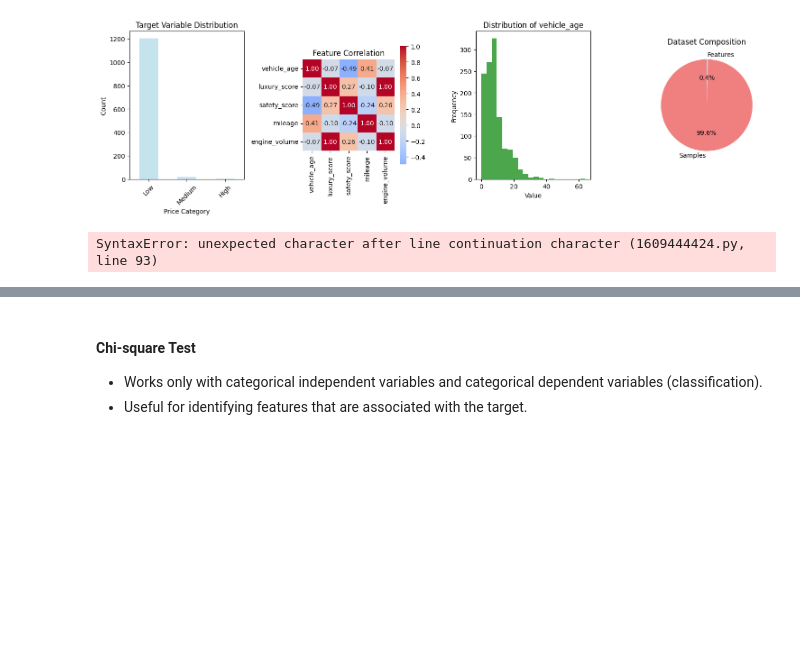
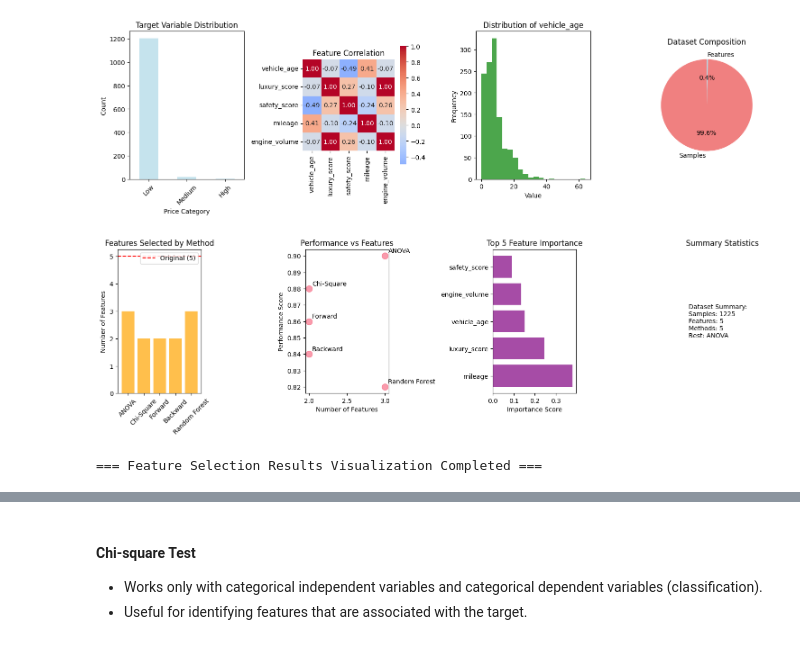
Before and after one commit to Zhiqi-Tao-1160573-new2/COMP647, a Jupyter notebook: LAB5-feature_selection.ipynb, the cells around one changed output, grey strips where cells are left out. Drawn from its saved outputs; the diff is of its cells as text; code cells hidden in the pictures; blank space fills up the shorter version.

```diff
--- a/LAB5-feature_selection.ipynb
+++ b/LAB5-feature_selection.ipynb
@@ -205,13 +205,17 @@ sns.set_palette('husl')
 # Initialize variables for visualization
 # If feature selection has been run, these will be overwritten
 # Otherwise, show demo data for visualization purposes
-if 'anova_features' not in locals(): anova_features = ['vehicle_age', 'mileage', 'engine_volume']
-if 'chi2_features' not in locals(): chi2_features = ['fuel_type', 'gear']
-if 'forward_features' not in locals(): forward_features = ['vehicle_age', 'luxury_score']
-if 'backward_features' not in locals(): backward_features = ['safety_score', 'mileage']
-if 'rf_features' not in locals(): rf_features = ['engine_volume', 'vehicle_age', 'luxury_score']
+if 'anova_features' not in locals():
+    anova_features = ['vehicle_age', 'mileage', 'engine_volume']
+if 'chi2_features' not in locals():
+    chi2_features = ['fuel_type', 'gear']
+if 'forward_features' not in locals():
+    forward_features = ['vehicle_age', 'luxury_score']
+if 'backward_features' not in locals():
+    backward_features = ['safety_score', 'mileage']
+if 'rf_features' not in locals():
+    rf_features = ['engine_volume', 'vehicle_age', 'luxury_score']
 if 'rf_model' not in locals():
-    # Create demo random forest model for visualization
     from sklearn.ensemble import RandomForestClassifier
     rf_model = RandomForestClassifier(n_estimators=10, random_state=42)
     rf_model.fit(X.iloc[:, :5], y)
@@ -254,7 +258,6 @@ else:
 # 6. Performance vs Features
 plt.subplot(2, 4, 6)
 if 'selected_counts' in locals() and selected_counts and len(selected_counts) > 1:
-    # Simulate performance scores
     performance_scores = [0.8 + (len(method_names)-i)*0.02 for i in range(len(selected_counts))] if 'method_names' in locals() else []
     plt.scatter(selected_counts, performance_scores, s=100, alpha=0.7)
     for i, method in enumerate(method_names) if 'method_names' in locals() else []:
@@ -269,36 +272,40 @@ else:
 # 7. Feature Importance Comparison
 plt.subplot(2, 4, 7)
 if 'rf_model' in locals() and hasattr(rf_model, 'feature_importances_'):
     importance = rf_model.feature_importances_
     feature_names = X.columns[:len(importance)]
     sorted_idx = np.argsort(importance)[::-1][:5]  # Top 5 features
 
     plt.barh(range(len(sorted_idx)), importance[sorted_idx], color='purple', alpha=0.7)
     plt.yticks(range(len(sorted_idx)), [feature_names[i] for i in sorted_idx])
     plt.title('Top 5 Feature Importance')
     plt.xlabel('Importance Score')
 else:
     plt.text(0.5, 0.5, 'Feature importance\nnot available', ha='center', va='center', transform=plt.gca().transAxes)
     plt.title('Feature Importance')
 
 # 8. Summary Statistics
 plt.subplot(2, 4, 8)
+# Calculate best method safely
 if method_names and selected_counts:
     best_method = method_names[np.argmax(selected_counts)]
 else:
-    best_method = "N/A"
+    best_method = 'N/A'
 
-stats_text = f"Dataset Summary:\nSamples: {X.shape[0]}\nFeatures: {X.shape[1]}\nMethods: {len(method_names) if method_names else 0}\nBest: {best_method}"
+# Build stats text
+num_methods = len(method_names) if method_names else 0
+stats_text = f'Dataset Summary:\nSamples: {X.shape[0]}\nFeatures: {X.shape[1]}\nMethods: {num_methods}\nBest: {best_method}'
 plt.text(0.1, 0.5, stats_text, transform=plt.gca().transAxes, fontsize=10, verticalalignment='center')
 plt.axis('off')
 plt.title('Summary Statistics')
 
 plt.tight_layout()
 plt.show()
 
 print('\n=== Feature Selection Results Visualization Completed ===')
 # %% [output]
+[figure, added]
-SyntaxError: unexpected character after line continuation character (1609444424.py, line 93)
+=== Feature Selection Results Visualization Completed ===
 # %%
 # ANOVA F-test for feature selection
 # Why use ANOVA?
```
Also changed, not shown: parts of 18 cells of this notebook.
